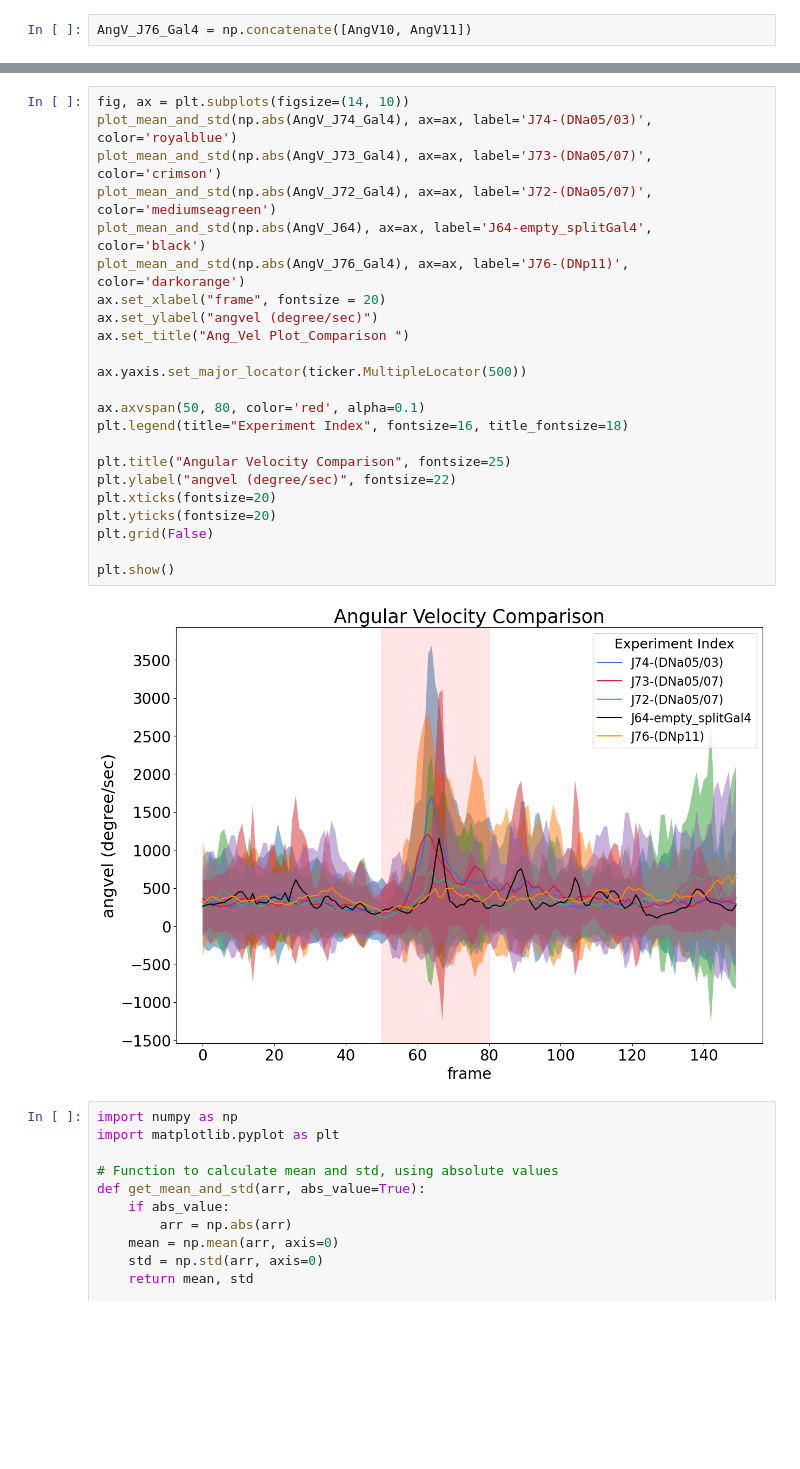
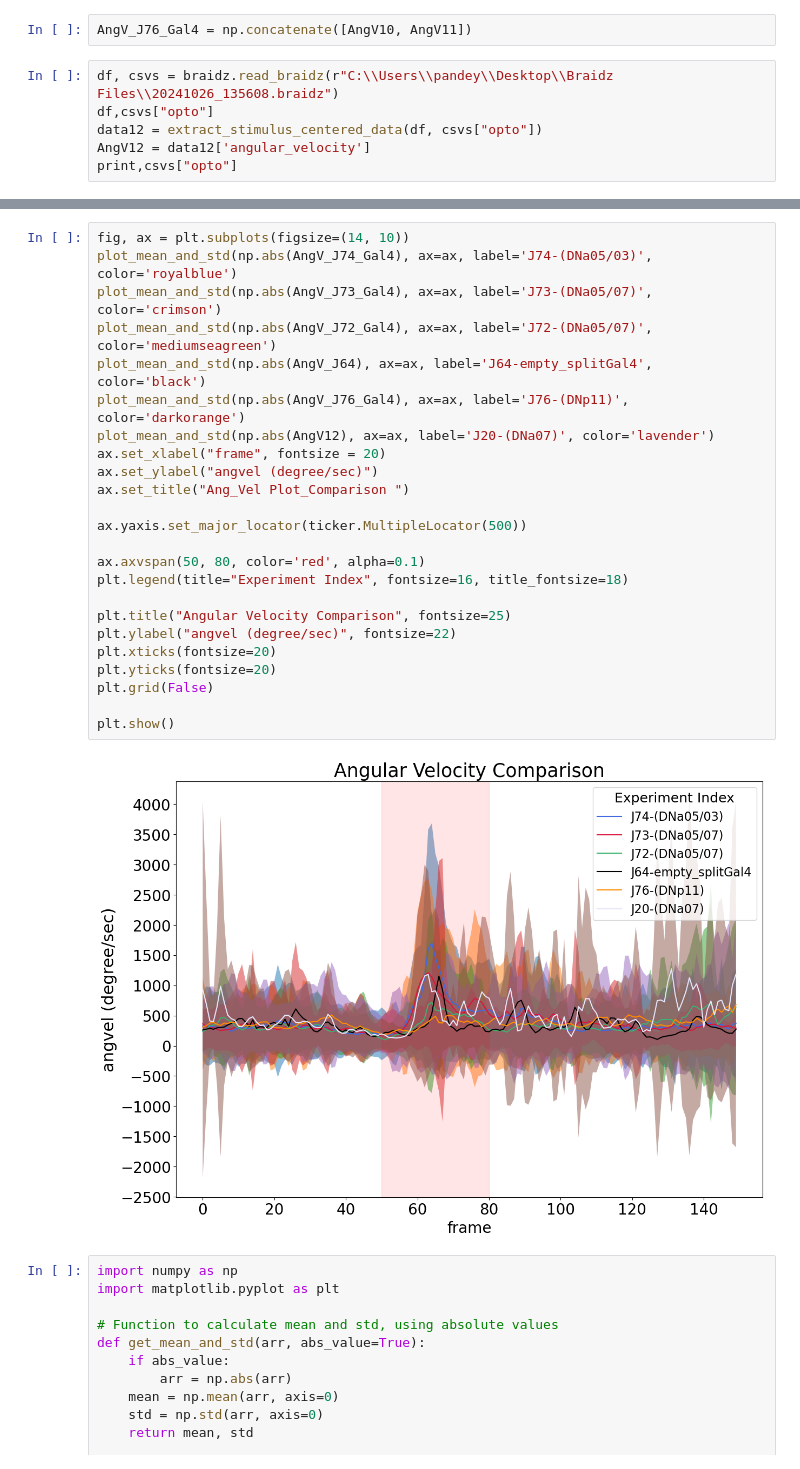
Before and after one commit to Shivammm123/FlyFlightBehavior, a Jupyter notebook: Free Flight Analysis Flies/Complete Analysis.ipynb, the cells around one changed output, grey strips where cells are left out. Saved outputs shown, nothing was run; the diff lists cells and outputs as text; blank space fills up the shorter version.

```diff
--- a/Free Flight Analysis Flies/Complete Analysis.ipynb
+++ b/Free Flight Analysis Flies/Complete Analysis.ipynb
@@ -163,3 +163,9 @@ Reading C:\\Users\\pandey\\Desktop\\Braidz Files\\20240928_140534.braidz using p
  [189 rows x 20 columns])
 # %%
 AngV_J76_Gal4 = np.concatenate([AngV10, AngV11])
+# %%
+df, csvs = braidz.read_braidz(r"C:\\Users\\pandey\\Desktop\\Braidz Files\\20241026_135608.braidz")
+df,csvs["opto"]
+data12 = extract_stimulus_centered_data(df, csvs["opto"])
+AngV12 = data12['angular_velocity']
+print,csvs["opto"]
@@ -166,28 +191,29 @@ AngV_J76_Gal4 = np.concatenate([AngV10, AngV11])
 # %%
 fig, ax = plt.subplots(figsize=(14, 10))
 plot_mean_and_std(np.abs(AngV_J74_Gal4), ax=ax, label='J74-(DNa05/03)', color='royalblue')
 plot_mean_and_std(np.abs(AngV_J73_Gal4), ax=ax, label='J73-(DNa05/07)', color='crimson')
 plot_mean_and_std(np.abs(AngV_J72_Gal4), ax=ax, label='J72-(DNa05/07)', color='mediumseagreen')
 plot_mean_and_std(np.abs(AngV_J64), ax=ax, label='J64-empty_splitGal4', color='black')
 plot_mean_and_std(np.abs(AngV_J76_Gal4), ax=ax, label='J76-(DNp11)', color='darkorange')
+plot_mean_and_std(np.abs(AngV12), ax=ax, label='J20-(DNa07)', color='lavender')
 ax.set_xlabel("frame", fontsize = 20)
 ax.set_ylabel("angvel (degree/sec)")
 ax.set_title("Ang_Vel Plot_Comparison ")
 
 ax.yaxis.set_major_locator(ticker.MultipleLocator(500))
 
 ax.axvspan(50, 80, color='red', alpha=0.1)
 plt.legend(title="Experiment Index", fontsize=16, title_fontsize=18)
 
 plt.title("Angular Velocity Comparison", fontsize=25)
 plt.ylabel("angvel (degree/sec)", fontsize=22)
 plt.xticks(fontsize=20)
 plt.yticks(fontsize=20)
 plt.grid(False)
 
 plt.show()
 # %% [output]
-[figure, old version]
+[figure, new version]
 # %%
 import numpy as np
 import matplotlib.pyplot as plt
```
Also changed, not shown: parts of 9 cells of this notebook, 2 other files.
